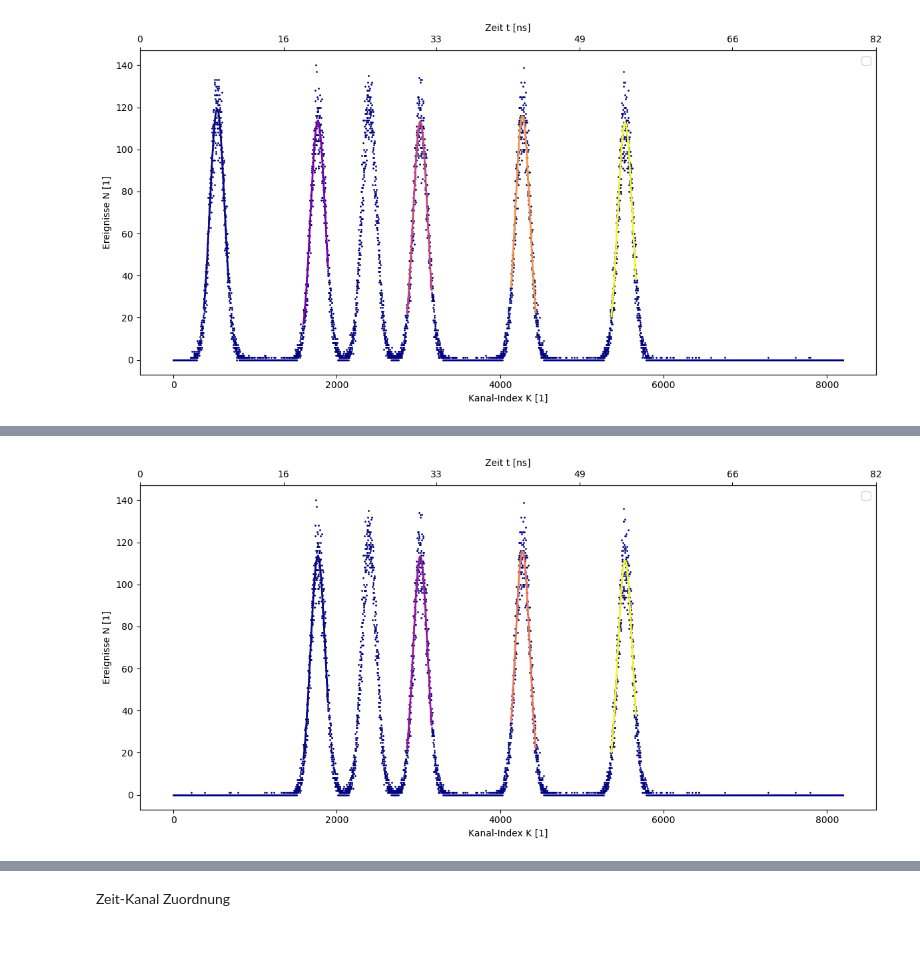
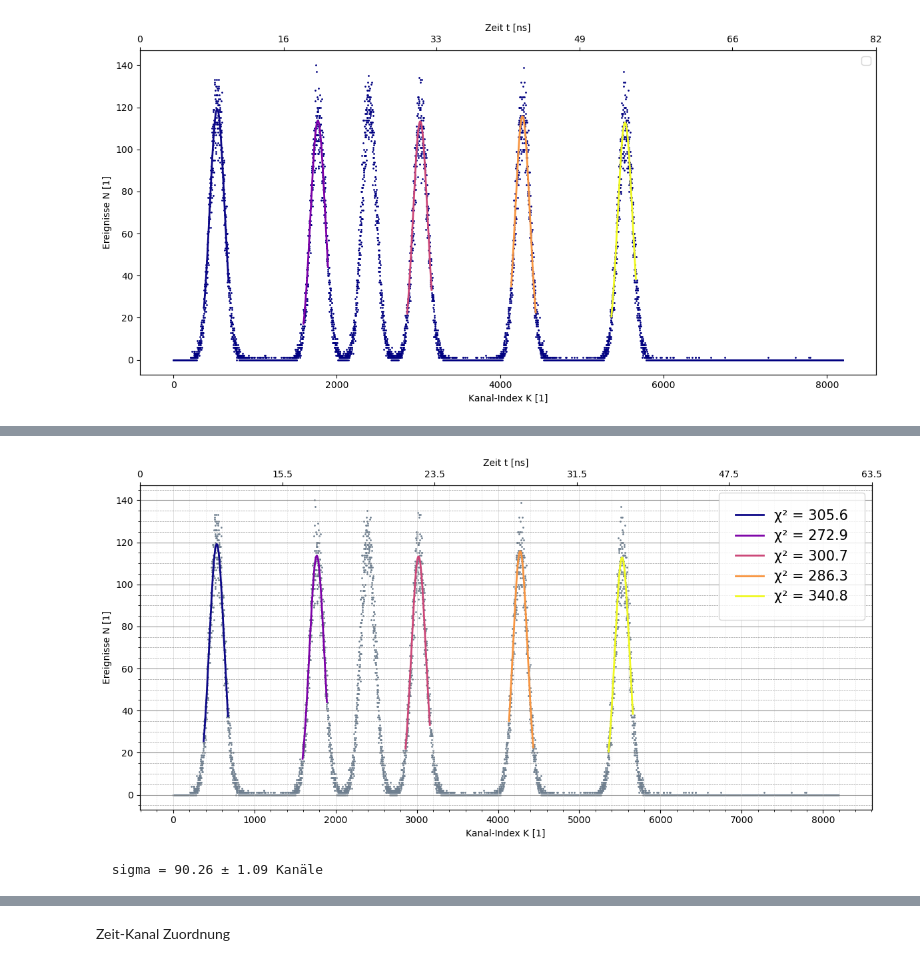
Before and after one commit to AriehT/p5_2026, a Jupyter notebook: v525/code/Auswertung.ipynb, the cells around one changed output, grey strips where cells are left out. Cells and saved outputs as stored; diff of their text form; code cells hidden in the pictures.

```diff
--- a/v525/code/Auswertung.ipynb
+++ b/v525/code/Auswertung.ipynb
@@ -806,6 +915,7 @@ import numpy as np
 import matplotlib.pyplot as plt
 from scipy.signal import find_peaks
 from scipy.optimize import curve_fit
+import matplotlib.ticker as ticker
 
 def gauss(K, N, mu, sigma):
     return N * np.exp(-0.5 * ((K - mu) / sigma)**2)
@@ -827,7 +937,7 @@ def load_mca_file(filename):
 # ---------------------------------------------------------
 # Datei laden
 # ---------------------------------------------------------
-K, N = load_mca_file("Narechtsprom4.txt")
+K, N = load_mca_file("Narechtsprom.txt")
 
 # ---------------------------------------------------------
 # Peaks finden
@@ -837,10 +947,9 @@ print("Gefundene Peaks:", peaks)
 
 colors = plt.cm.plasma(np.linspace(0, 1, len(peaks)))
 
-plt.figure(figsize=(12, 6))
+fig, ax = plt.subplots(figsize=(12, 6))
+ax.scatter(K, N, color="slategrey", s=1)
 
-# Messdaten ultrafein
-plt.scatter(K, N, color="navy", s=1, label="Messdaten")
 
 # ---------------------------------------------------------
 # Fit pro Peak
@@ -879,20 +988,68 @@ for idx, p in enumerate(peaks):
 # ---------------------------------------------------------
 # Achsen
 # ---------------------------------------------------------
+#plt.legend(loc="upper right", fontsize=12, frameon=True)
 plt.xlabel("Kanal-Index K [1]")
 plt.ylabel("Ereignisse N [1]")
+plt.legend(
+    loc="upper right",
+    fontsize=15,
+    frameon=True,
+    borderpad=1.2
+)
 
-ax2 = plt.gca().twiny()
+
+
+# 2. Style both major and minor grids (making minor lines thinner/lighter)
+#plt.grid()
+#plt.minorticks_on()
+#plt.grid(which='major', color='lightgray', linestyle='-', linewidth=0.8)
+#plt.grid(which='minor', color='lightgray', linestyle=':', linewidth=0.5)
+# Y-Achse: feines und sichtbares Gitter
+#ax = plt.gca()
+
+import matplotlib.ticker as ticker
+
+# horizontales Gitter auf der unteren Achse
+ax.yaxis.set_major_locator(ticker.MultipleLocator(20))
+ax.yaxis.set_minor_locator(ticker.MultipleLocator(5))
+
+ax.grid(True, which="major", axis="y",
+        linestyle="-", linewidth=0.8, color="gray", alpha=0.8)
+
+ax.grid(True, which="minor", axis="y",
+        linestyle="--", linewidth=0.5, color="gray", alpha=0.8)
+
+# vertikales Gitter (optional)
+ax.xaxis.set_major_locator(ticker.MultipleLocator(1000))
+ax.xaxis.set_minor_locator(ticker.MultipleLocator(200))
+
+ax.grid(True, which="major", axis="x",
+        linestyle="-", linewidth=0.6, color="lightgray", alpha=0.8)
+
+ax.grid(True, which="minor", axis="x",
+        linestyle="--", linewidth=0.4, color="lightgray", alpha=0.8)
+
+#plt.minorticks_on()
+
+#plt.grid(True, which="major", axis="both", linestyle="-", linewidth=0.7, alpha=0.7)
+
+#plt.grid(True, which="minor", axis="both", linestyle="--", linewidth=0.4, alpha=0.5)
+ax2 = ax.twiny()
 ax2.set_xlim(plt.gca().get_xlim())
 ticks = np.array([0, 1600, 3300, 4900, 6600, 8200])
 ax2.set_xticks(ticks)
-ax2.set_xticklabels(["0", "16", "33", "49", "66", "82"])
+ax2.set_xticklabels(["0", "15.5", "23.5", "31.5", "47.5", "63.5"])
 ax2.set_xlabel("Zeit t [ns]")
 
 # *** WICHTIGER FIX ***
 # Legende erzwingen
-plt.legend(loc="upper right", fontsize=12, frameon=True)
+
 
 plt.tight_layout()
+
+plt.savefig("Na_Promptkurve.png", dpi=300)
 plt.show()
+sigma_err = np.sqrt(pcov[2,2])
+print(f"  sigma = {sigma:.2f} ± {sigma_err:.2f} Kanäle")
 # %% [output]
@@ -912 +1072,2 @@ Peak 4: Kanal 5511, Max 136.0
-[figure, old version]
+[figure, new version]
+  sigma = 90.26 ± 1.09 Kanäle
```
Also changed, not shown: parts of 8 cells of this notebook, 29 other files.
